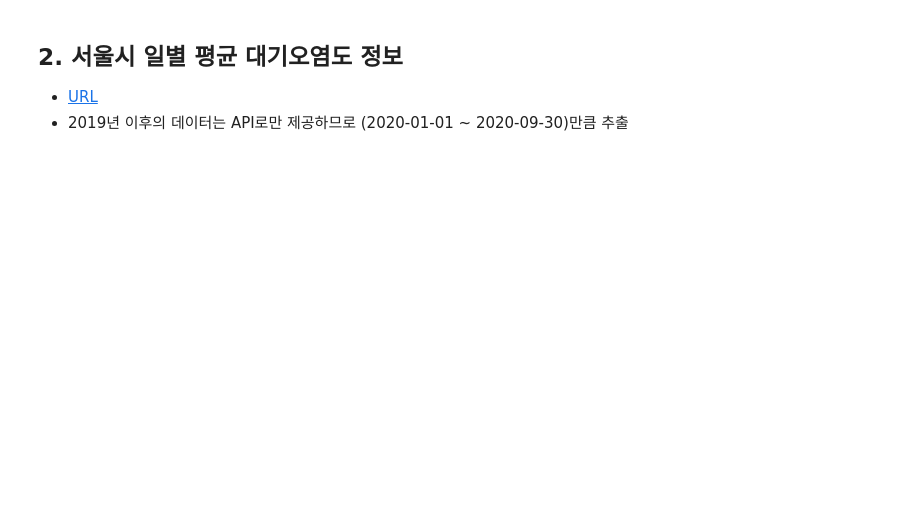
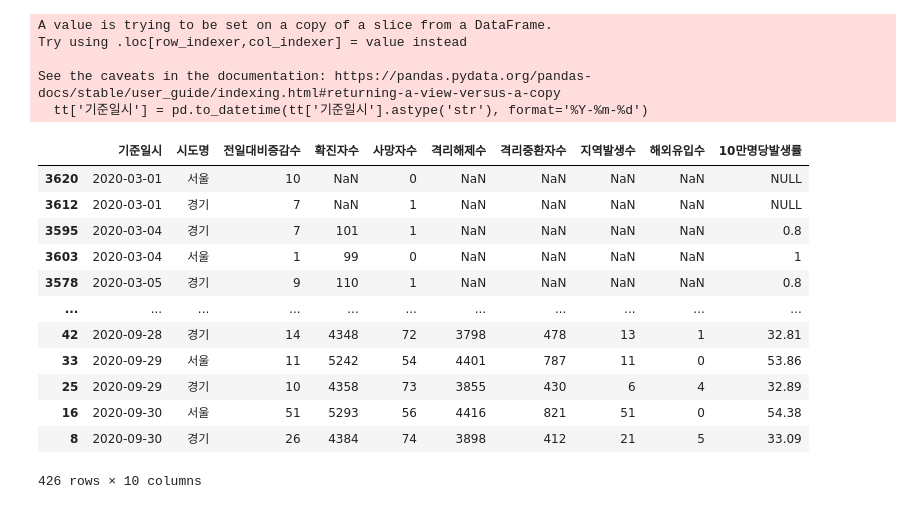
Before and after one commit to parksimis/Mulcam-Delivery-Service, a Jupyter notebook: Data Analysis/[수집] 공공데이터 API 수집.ipynb, the cells around one changed output. Cells and saved outputs as stored; diff of their text form; code cells hidden in the pictures; blank space fills up the shorter version.

Commit message:
Data : Modify API Code API 수집 코드 수정

```diff
--- a/Data Analysis/[수집] 공공데이터 API 수집.ipynb
+++ b/Data Analysis/[수집] 공공데이터 API 수집.ipynb
@@ -66,0 +89,9 @@ population
+# %%
+# 이후 처리가 편하도록 기준일시를 %Y-%m-%d 형태로 변경
+
+
+covid_final['기준일시'] = covid_final['기준일시'].str[:-5].str.replace(' ', '')
+
+covid_final['기준일시'] = covid_final['기준일시'].str.replace('년', '-').str.replace('월', '-')
+
+covid_final['기준일시'] = pd.to_datetime(covid_final['기준일시'])
@@ -66,0 +104,4 @@ population
+# %%
+# 데이터 컬럼 정렬
+
+covid_final = covid_final[['기준일시', '시도명', '전일대비증감수', '확진자수', '사망자수', '격리해제수', '격리중환자수', '지역발생수', '해외유입수', '10만명당발생률']]
@@ -67 +128,27 @@ population
+# %%
+tt =covid_final.loc[(covid_final['시도명'] == '서울') | (covid_final['시도명']=='경기')]
+# %%
+tt['기준일시'] = pd.to_datetime(tt['기준일시'].astype('str'), format='%Y-%m-%d')
+# %% [output]
+A value is trying to be set on a copy of a slice from a DataFrame.
+Try using .loc[row_indexer,col_indexer] = value instead
+
+See the caveats in the documentation: https://pandas.pydata.org/pandas-docs/stable/user_guide/indexing.html#returning-a-view-versus-a-copy
+  tt['기준일시'] = pd.to_datetime(tt['기준일시'].astype('str'), format='%Y-%m-%d')
+# %%
+tt.sort_values(by='기준일시')
+# %% [output]
+|  | 기준일시 | 시도명 | 전일대비증감수 | 확진자수 | 사망자수 | 격리해제수 | 격리중환자수 | 지역발생수 | 해외유입수 | 10만명당발생률 |
+| 3620 | 2020-03-01 | 서울 | 10 | NaN | 0 | NaN | NaN | NaN | NaN | NULL |
+| 3612 | 2020-03-01 | 경기 | 7 | NaN | 1 | NaN | NaN | NaN | NaN | NULL |
+| 3595 | 2020-03-04 | 경기 | 7 | 101 | 1 | NaN | NaN | NaN | NaN | 0.8 |
+| 3603 | 2020-03-04 | 서울 | 1 | 99 | 0 | NaN | NaN | NaN | NaN | 1 |
+| 3578 | 2020-03-05 | 경기 | 9 | 110 | 1 | NaN | NaN | NaN | NaN | 0.8 |
+| ... | ... | ... | ... | ... | ... | ... | ... | ... | ... | ... |
+| 42 | 2020-09-28 | 경기 | 14 | 4348 | 72 | 3798 | 478 | 13 | 1 | 32.81 |
+| 33 | 2020-09-29 | 서울 | 11 | 5242 | 54 | 4401 | 787 | 11 | 0 | 53.86 |
+| 25 | 2020-09-29 | 경기 | 10 | 4358 | 73 | 3855 | 430 | 6 | 4 | 32.89 |
+| 16 | 2020-09-30 | 서울 | 51 | 5293 | 56 | 4416 | 821 | 51 | 0 | 54.38 |
+| 8 | 2020-09-30 | 경기 | 26 | 4384 | 74 | 3898 | 412 | 21 | 5 | 33.09 |
+426 rows × 10 columns
 # %%
@@ -69,4 +155,0 @@ population.to_csv('자치구단위서울생활인구일별집계표.csv',encodin
-# %% [markdown]
-## 2. 서울시 일별 평균 대기오염도 정보
-* [URL](http://data.seoul.go.kr/dataList/OA-2218/S/1/datasetView.do)
-* 2019년 이후의 데이터는 API로만 제공하므로 (2020-01-01 ~ 2020-09-30)만큼 추출
```
Also changed, not shown: parts of 21 cells of this notebook.
